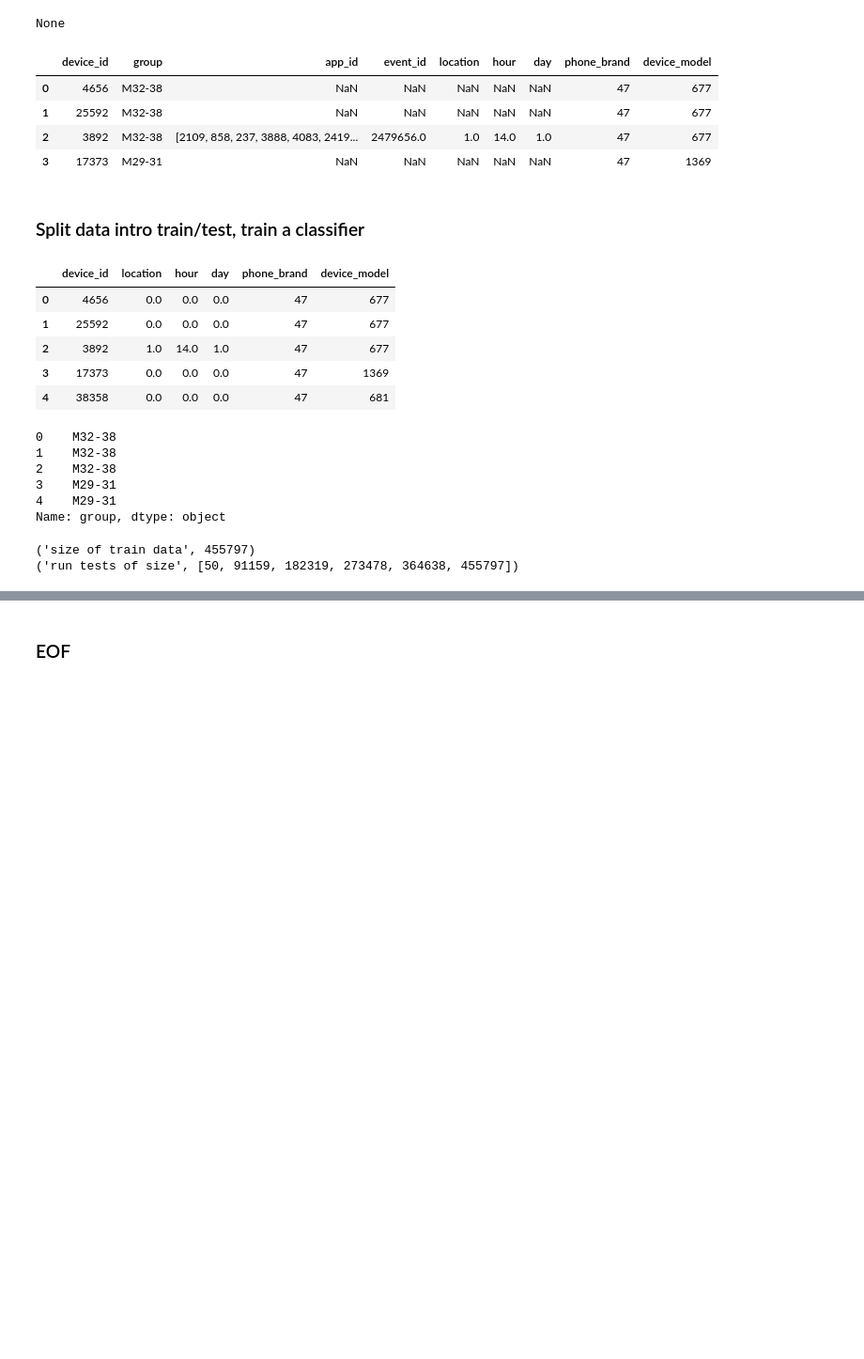
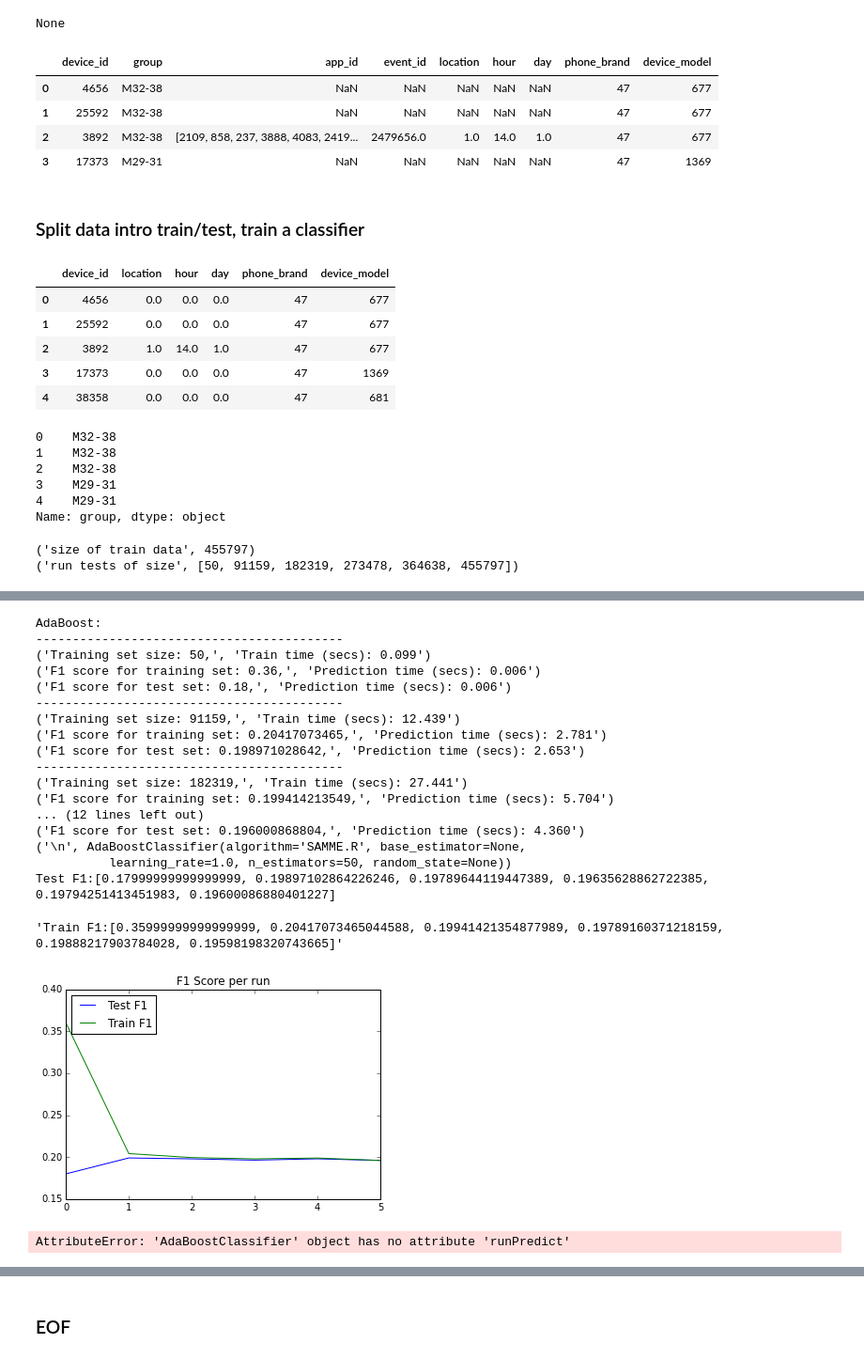
Before and after one commit to llathrop/Kagglescripts, a Jupyter notebook: TalkingData.ipynb, the cells around one changed output, grey strips where cells are left out. Shown at 94% size. Drawn from its saved outputs; the diff is of its cells as text; code cells hidden in the pictures; blank space fills up the shorter version.

```diff
--- a/TalkingData.ipynb
+++ b/TalkingData.ipynb
@@ -77,9 +77,9 @@ def writeData(data,filename):
 
 def runPredict(clf,data, display=True):
     index=random.randrange(len(data))
-    y_pred = clf.predict(data[index].reshape(1, -1))[0]
+    y_pred = clf.predict_proba(data[index].reshape(1, -1))[0]
     if display==True:
-        print "for:",data[index], "prediction:",y_pred
+        print "for:",data[index], "\nprediction:",y_pred
     return y_pred
 
 def train_classifier(clf, X_train, y_train):
@@ -121,7 +121,7 @@ def runTests(test_sizes, train_dataset,train_labels,test_dataset,test_labels, cl
 
 
         if clf == "":
-            clf=LogisticRegression(multi_class='multinomial', solver='lbfgs', random_state=42,  max_iter=1000,C=1e-5)
+            clf=LogisticRegression(multi_class='multinomial', solver='lbfgs', random_state=42,  max_iter=200,C=.1, n_jobs = -1)
 
         if usePCA ==True:
             pca=decomposition.PCA(n_components = 14*14)
@@ -751,7 +751,12 @@ print ("run tests of size",test_sizes)
 # %%
 print ("Logistic:")
 clf=runTests(test_sizes, X_train,y_train,X_test,y_test)
-print("Validation Prediction is:",runPredict(clf,X_test))
+
+prediction = runPredict(clf,X_test, display=False)
+classes=clf.classes_
+print("Validation Prediction for:")
+for i in range(len(classes)):
+    print " {} is {}".format(classes[i], prediction[i])
 # %% [output]
 Logistic:
 ------------------------------------------
@@ -765,4 +779,30 @@ Logistic:
 # %%
 print ("AdaBoost:")
 clf = runTests(test_sizes, X_train,y_train,X_test,y_test,ensemble.AdaBoostClassifier())
-print("Validation Prediction is:",runPredict(clf,X_test))
+
+prediction = runPredict(clf,X_test, display=False)
+classes=clf.classes_
+print("Validation Prediction for:")
+for i in range(len(classes)):
+    print " {} is {}".format(classes[i], prediction[i])
+# %% [output]
+AdaBoost:
+------------------------------------------
+('Training set size: 50,', 'Train time (secs): 0.099')
+('F1 score for training set: 0.36,', 'Prediction time (secs): 0.006')
+('F1 score for test set: 0.18,', 'Prediction time (secs): 0.006')
+------------------------------------------
+('Training set size: 91159,', 'Train time (secs): 12.439')
+('F1 score for training set: 0.20417073465,', 'Prediction time (secs): 2.781')
+('F1 score for test set: 0.198971028642,', 'Prediction time (secs): 2.653')
+------------------------------------------
+('Training set size: 182319,', 'Train time (secs): 27.441')
+('F1 score for training set: 0.199414213549,', 'Prediction time (secs): 5.704')
+... (12 lines left out)
+('F1 score for test set: 0.196000868804,', 'Prediction time (secs): 4.360')
+('\n', AdaBoostClassifier(algorithm='SAMME.R', base_estimator=None,
+          learning_rate=1.0, n_estimators=50, random_state=None))
+Test F1:[0.17999999999999999, 0.19897102864226246, 0.19789644119447389, 0.19635628862722385, 0.19794251413451983, 0.19600086880401227]
+'Train F1:[0.35999999999999999, 0.20417073465044588, 0.19941421354877989, 0.19789160371218159, 0.19888217903784028, 0.19598198320743665]'
+[figure, added]
+AttributeError: 'AdaBoostClassifier' object has no attribute 'runPredict'
```
Also changed, not shown: parts of 3 cells of this notebook.
